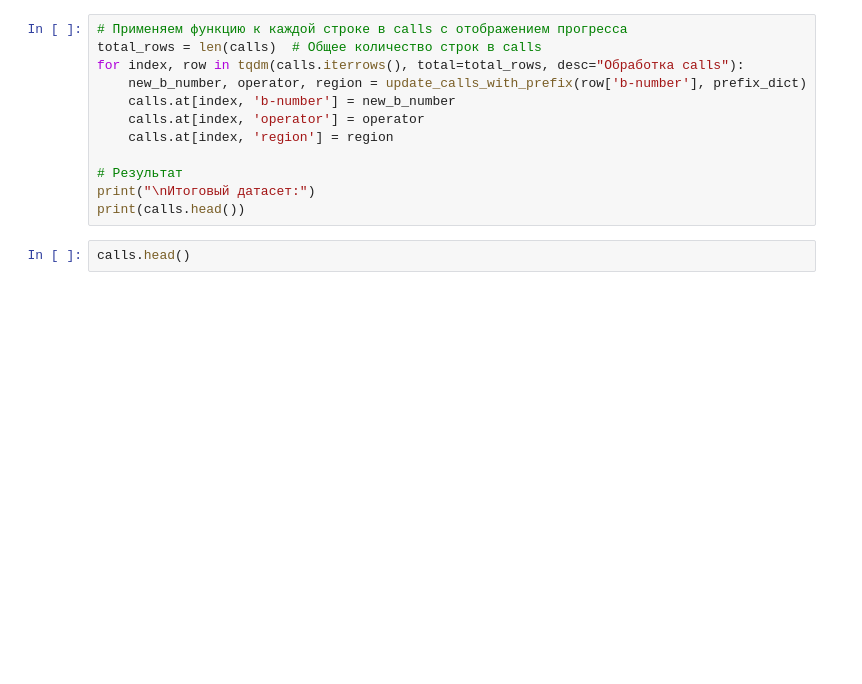
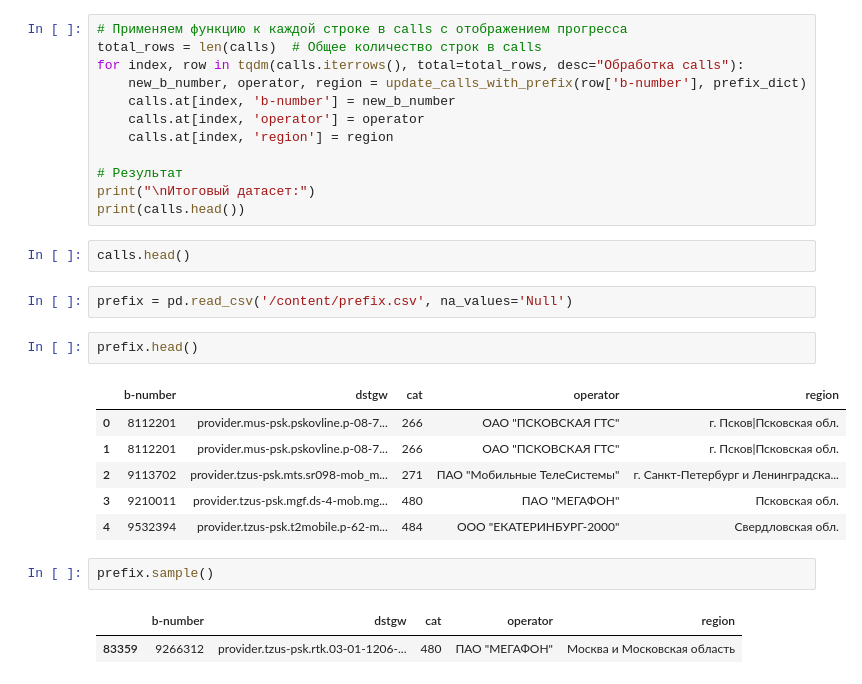
Before and after one commit to nephelim74/BeginProg, a Jupyter notebook: prefix_analiz.ipynb, the cells around one changed output. Cells and saved outputs as stored; diff of their text form; blank space fills up the shorter version.

```diff
--- a/prefix_analiz.ipynb
+++ b/prefix_analiz.ipynb
@@ -345,3 +352,19 @@ print("\nИтоговый датасет:")
 print(calls.head())
 # %%
 calls.head()
+# %%
+prefix = pd.read_csv('/content/prefix.csv', na_values='Null')
+# %%
+prefix.head()
+# %% [output]
+|  | b-number | dstgw | cat | operator | region |
+| 0 | 8112201 | provider.mus-psk.pskovline.p-08-7... | 266 | ОАО "ПСКОВСКАЯ ГТС" | г. Псков|Псковская обл. |
+| 1 | 8112201 | provider.mus-psk.pskovline.p-08-7... | 266 | ОАО "ПСКОВСКАЯ ГТС" | г. Псков|Псковская обл. |
+| 2 | 9113702 | provider.tzus-psk.mts.sr098-mob_m... | 271 | ПАО "Мобильные ТелеСистемы" | г. Санкт-Петербург и Ленинградска... |
+| 3 | 9210011 | provider.tzus-psk.mgf.ds-4-mob.mg... | 480 | ПАО "МЕГАФОН" | Псковская обл. |
+| 4 | 9532394 | provider.tzus-psk.t2mobile.p-62-m... | 484 | ООО "ЕКАТЕРИНБУРГ-2000" | Свердловская обл. |
+# %%
+prefix.sample()
+# %% [output]
+|  | b-number | dstgw | cat | operator | region |
+| 83359 | 9266312 | provider.tzus-psk.rtk.03-01-1206-... | 480 | ПАО "МЕГАФОН" | Москва и Московская область |
```
Also changed, not shown: parts of 5 cells of this notebook.
